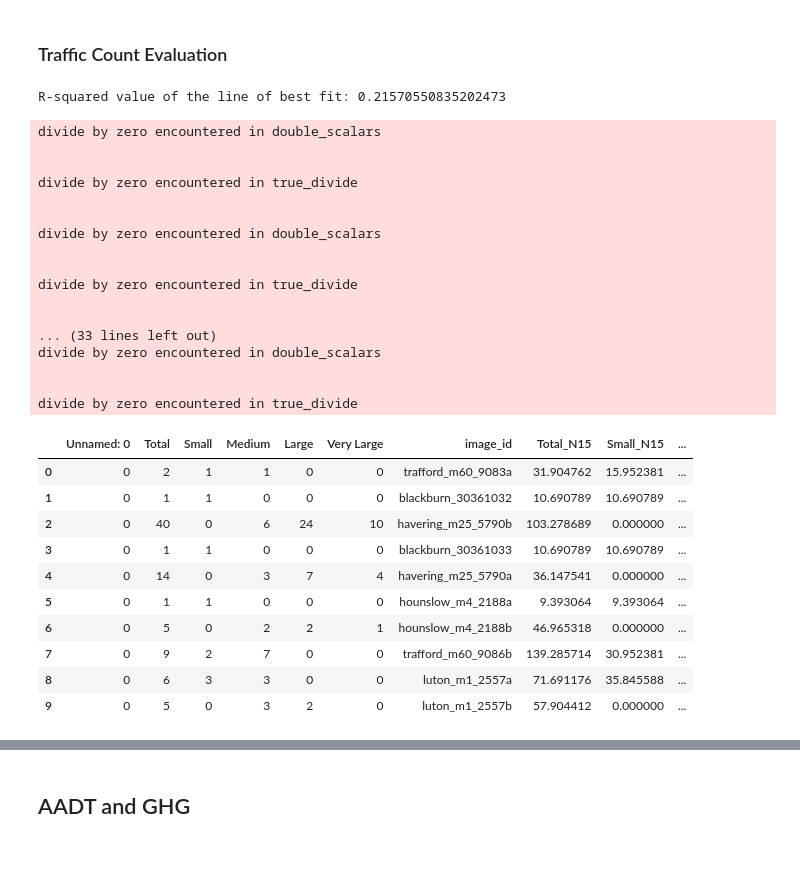
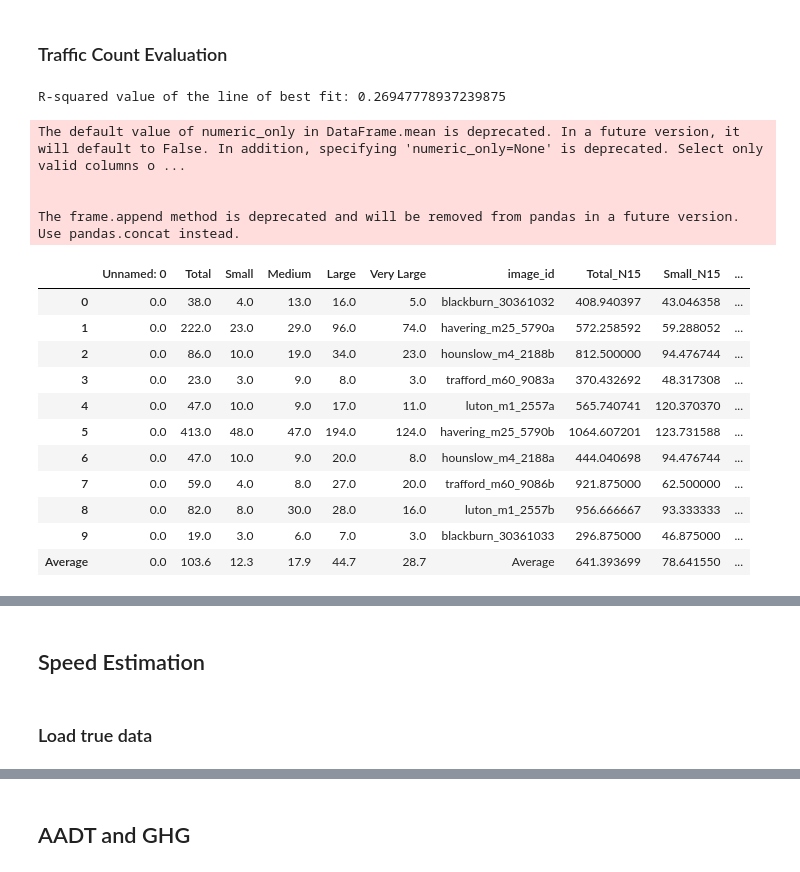
Before and after one commit to horsada/Spatial_Finance_Transport, a Jupyter notebook: implementation/evaluation.ipynb, the cells around one changed output, grey strips where cells are left out. Saved outputs shown, nothing was run; the diff lists cells and outputs as text; code cells hidden in the pictures.

```diff
--- a/implementation/evaluation.ipynb
+++ b/implementation/evaluation.ipynb
@@ -40,6 +50,22 @@ TRUE_TRAFFIC_COUNT_PATH = os.path.join(ROOT_DIR_PATH, 'data/ground_truth_data/tr
 
 PRED_TRAFFIC_COUNT_PATH = os.path.join(ROOT_DIR_PATH, 'data/predicted/traffic_counts/')
 
+TRUE_SPEED_PATH = os.path.join(ROOT_DIR_PATH, 'data/ground_truth_data/speed_data/')
+
+PRED_SPEED_PATH = os.path.join(ROOT_DIR_PATH, 'data/predicted/speed/')
+
+PLOT_DIR = os.path.join(ROOT_DIR_PATH, 'data/predicted/results/plots/')
+
+METRICS_DIR = os.path.join(ROOT_DIR_PATH, 'data/predicted/results/metrics/')
+
+AROADS_METRICS_DIR = os.path.join(ROOT_DIR_PATH, '/ARoads/data/predicted/results/metrics/')
+
+MINOR_ROADS_METRICS_DIR = os.path.join(ROOT_DIR_PATH, '/minorRoads/data/predicted/results/metrics/')
+
+ADMIN_DIR = os.path.join(ROOT_DIR_PATH, 'admin/')
+
+YOLOV5_RESULTS_DIR = os.path.join(ROOT_DIR_PATH, 'models/object_detection_models/results.csv')
+
 CHOSEN_COUNT_SITES = [('Luton', 'M1/2557A', 'M1/2557B'), ('Hounslow', 'M4/2188A', 'M4/2188B'), ('Enfield', 'M25/5441A', 'M25/5441B'),
                       ('Blackburn with Darwen', '30361033', '30361032'), ('Havering', 'M25/5790A', 'M25/5790B'), ('Trafford', 'M60/9083A', 'M60/9086B')]
 # %% [output]
@@ -52,6 +78,8 @@ NORMALISE_DICT = {
     'Large_N15': '661-1160cm',
     'Very Large_N15': '1160+cm'
 }
+
+MODE = 'max' # from max, median, mean, no_vehicle_type, no_speed_data
 # %% [markdown]
 ## Helper Functions
 # %%
@@ -606,69 +768,67 @@ df list length: 10
 # %%
 # Merge the dataframes on the 'image_id' column
 df_traffic_count = pd.merge(df_pred_traffic_count, df_true_traffic_count, on='image_id')
+
+#df_traffic_count = df_traffic_count.drop(columns=['Total','Small', 'Medium', 'Large', 'Very Large', 'Small_N15'])
 
 # Calculate the RMSE and MAPE for each row
 rmse_list = []
 mape_list = []
 for i in range(len(df_traffic_count)):
-    actual = df_traffic_count.loc[i, list(NORMALISE_DICT.keys())].values
-    predicted = df_traffic_count.loc[i, list(NORMALISE_DICT.values())].values
+    actual = df_traffic_count.loc[i, 'Total Volume']
+    predicted = df_traffic_count.loc[i, 'Total_N15']
     rmse = np.sqrt(((actual - predicted) ** 2).mean())
     mape = np.abs((actual - predicted) / actual)
     mape = np.where(actual == 0, 0, mape)  # handle division by zero
-    mape = mape.mean() * 100
+    mape = mape.mean()
     rmse_list.append(rmse)
     mape_list.append(mape)
 
 # Add the RMSE and MAPE columns to the merged dataframe
 df_traffic_count['RMSE'] = rmse_list
 df_traffic_count['MAPE'] = mape_list
+
+# add a row at the bottom of the dataframe with the average of the RMSE and MAPE columns
+avg_row = df_traffic_count.mean()
+avg_row.name = 'Average'
+df_traffic_count = df_traffic_count.append(avg_row)
+df_traffic_count.loc['Average', 'image_id'] = 'Average'
 
 # x and y values of the data points
 x = df_traffic_count['Total_N15']
 y = df_traffic_count['Total Volume']
 
 # coefficients of the line of best fit
 coefficients = np.polyfit(x, y, 1)
 
 # predicted y values using the line of best fit
 y_predicted = np.polyval(coefficients, x)
 
 # R-squared value of the line of best fit
 r_squared = r2_score(y, y_predicted)
 
 print("R-squared value of the line of best fit:", r_squared)
 
+df_traffic_count.to_csv(METRICS_DIR+'traffic_count_'+MODE+'_metrics.csv')
+
 # Output the results
 df_traffic_count
 # %% [output]
-R-squared value of the line of best fit: 0.21570550835202473
+R-squared value of the line of best fit: 0.26947778937239875
-divide by zero encountered in double_scalars
+The default value of numeric_only in DataFrame.mean is deprecated. In a future version, it will default to False. In addition, specifying 'numeric_only=None' is deprecated. Select only valid columns o ...
 
 
-divide by zero encountered in true_divide
-
-
-divide by zero encountered in double_scalars
-
-
-divide by zero encountered in true_divide
-
-
-... (33 lines left out)
-divide by zero encountered in double_scalars
-
-
-divide by zero encountered in true_divide
+The frame.append method is deprecated and will be removed from pandas in a future version. Use pandas.concat instead.
 |  | Unnamed: 0 | Total | Small | Medium | Large | Very Large | image_id | Total_N15 | Small_N15 | ... |
-| 0 | 0 | 2 | 1 | 1 | 0 | 0 | trafford_m60_9083a | 31.904762 | 15.952381 | ... |
-| 1 | 0 | 1 | 1 | 0 | 0 | 0 | blackburn_30361032 | 10.690789 | 10.690789 | ... |
-| 2 | 0 | 40 | 0 | 6 | 24 | 10 | havering_m25_5790b | 103.278689 | 0.000000 | ... |
-| 3 | 0 | 1 | 1 | 0 | 0 | 0 | blackburn_30361033 | 10.690789 | 10.690789 | ... |
-| 4 | 0 | 14 | 0 | 3 | 7 | 4 | havering_m25_5790a | 36.147541 | 0.000000 | ... |
-| 5 | 0 | 1 | 1 | 0 | 0 | 0 | hounslow_m4_2188a | 9.393064 | 9.393064 | ... |
-| 6 | 0 | 5 | 0 | 2 | 2 | 1 | hounslow_m4_2188b | 46.965318 | 0.000000 | ... |
-| 7 | 0 | 9 | 2 | 7 | 0 | 0 | trafford_m60_9086b | 139.285714 | 30.952381 | ... |
-| 8 | 0 | 6 | 3 | 3 | 0 | 0 | luton_m1_2557a | 71.691176 | 35.845588 | ... |
-| 9 | 0 | 5 | 0 | 3 | 2 | 0 | luton_m1_2557b | 57.904412 | 0.000000 | ... |
+| 0 | 0.0 | 38.0 | 4.0 | 13.0 | 16.0 | 5.0 | blackburn_30361032 | 408.940397 | 43.046358 | ... |
+| 1 | 0.0 | 222.0 | 23.0 | 29.0 | 96.0 | 74.0 | havering_m25_5790a | 572.258592 | 59.288052 | ... |
+| 2 | 0.0 | 86.0 | 10.0 | 19.0 | 34.0 | 23.0 | hounslow_m4_2188b | 812.500000 | 94.476744 | ... |
+| 3 | 0.0 | 23.0 | 3.0 | 9.0 | 8.0 | 3.0 | trafford_m60_9083a | 370.432692 | 48.317308 | ... |
+| 4 | 0.0 | 47.0 | 10.0 | 9.0 | 17.0 | 11.0 | luton_m1_2557a | 565.740741 | 120.370370 | ... |
+| 5 | 0.0 | 413.0 | 48.0 | 47.0 | 194.0 | 124.0 | havering_m25_5790b | 1064.607201 | 123.731588 | ... |
+| 6 | 0.0 | 47.0 | 10.0 | 9.0 | 20.0 | 8.0 | hounslow_m4_2188a | 444.040698 | 94.476744 | ... |
+| 7 | 0.0 | 59.0 | 4.0 | 8.0 | 27.0 | 20.0 | trafford_m60_9086b | 921.875000 | 62.500000 | ... |
+| 8 | 0.0 | 82.0 | 8.0 | 30.0 | 28.0 | 16.0 | luton_m1_2557b | 956.666667 | 93.333333 | ... |
+| 9 | 0.0 | 19.0 | 3.0 | 6.0 | 7.0 | 3.0 | blackburn_30361033 | 296.875000 | 46.875000 | ... |
+| Average | 0.0 | 103.6 | 12.3 | 17.9 | 44.7 | 28.7 | Average | 641.393699 | 78.641550 | ... |
 # %%
@@ -684,3 +896,7 @@ fig.update_layout(title='Predicted Traffic Counts vs True Traffic for Chosen LA
 fig.show()
 # %% [output]
 [interactive output not drawn]
+# %% [markdown]
+## Speed Estimation
+# %% [markdown]
+### Load true data
```
Also changed, not shown: parts of 53 cells of this notebook.
